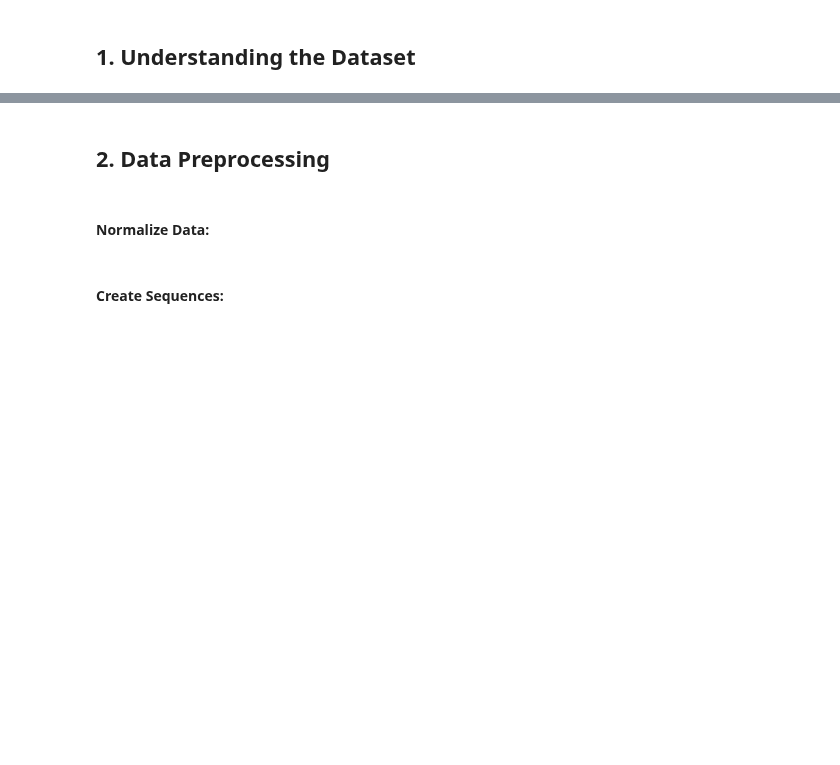
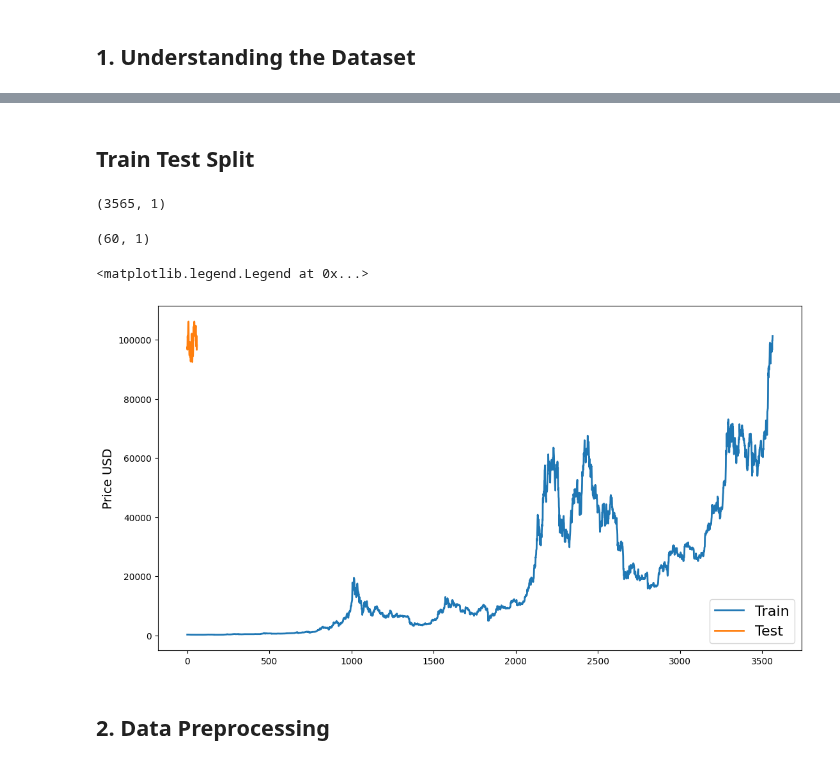
Before and after one commit to bonareri/Cryptocurrency-Price-Prediction-, a Jupyter notebook: lstm_model.ipynb, the cells around one changed output, grey strips where cells are left out. Saved outputs shown, nothing was run; the diff lists cells and outputs as text; code cells hidden in the pictures; blank space fills up the shorter version.

```diff
--- a/lstm_model.ipynb
+++ b/lstm_model.ipynb
@@ -52,0 +74,3 @@ df.head()
+# %%
+# Select only the 'Close' price
+df_close = df[['Close']]  # This ensures only the 'Close' column is selected
@@ -53,2 +87,33 @@ df.head()
+# %% [markdown]
+## Train Test Split
+# %%
+# Define the number of prediction days (e.g., 60 days for test set)
+prediction_days = 60
+
+# Training Data: All data except the last 'prediction_days'
+df_train = df_close[:len(df_close) - prediction_days].values
+
+# Test Data: The last 'prediction_days' (e.g., last 60 days)
+df_test = df_close[len(df_close) - prediction_days:].values
+# %%
+df_train.shape
+# %% [output]
+(3565, 1)
+# %%
+df_test.shape
+# %% [output]
+(60, 1)
+# %%
+chosen_col = 'Close'
+
+fig, ax = plt.subplots(1, figsize=(13, 7))
+ax.plot(df_train, label='Train', linewidth=2)
+ax.plot(df_test, label='Test', linewidth=2)
+ax.set_ylabel('Price USD', fontsize=14)
+ax.set_title('', fontsize=16)
+ax.legend(loc='best', fontsize=16)
+# %% [output]
+<matplotlib.legend.Legend at 0x...>
+[figure, added]
 # %% [markdown]
 ## 2. Data Preprocessing
@@ -58,2 +119,0 @@ data = df[['Close']].values  # Convert to NumPy array
-# %% [markdown]
-#### Normalize Data:
@@ -64,2 +119,0 @@ data_scaled = scaler.fit_transform(data)
-# %% [markdown]
-#### Create Sequences:
```
Also changed, not shown: parts of 57 cells of this notebook.
